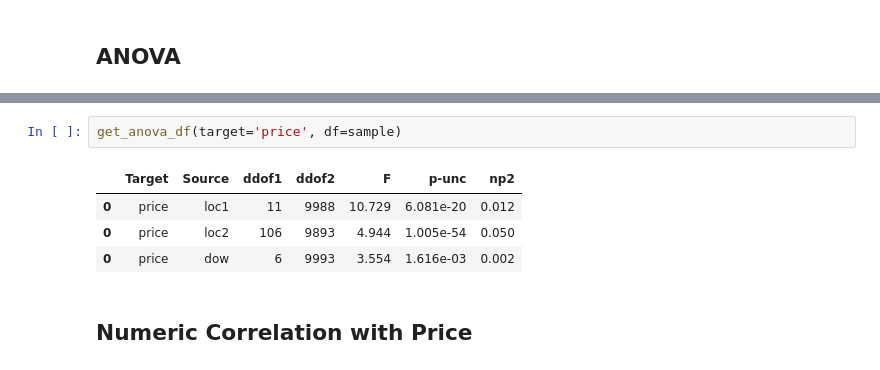
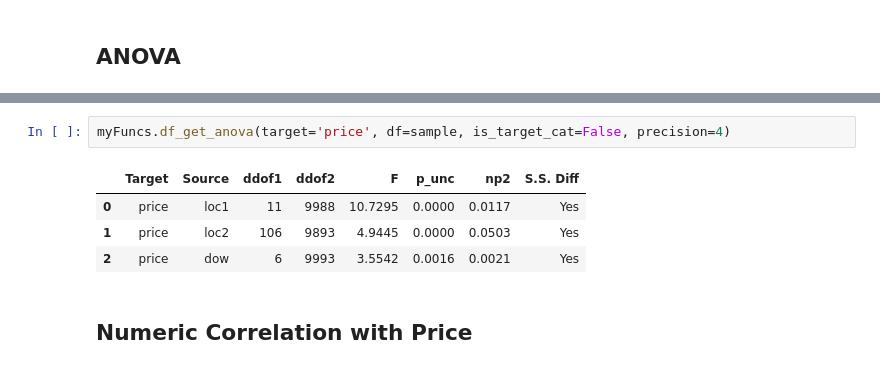
Before and after one commit to PuzzleShuffler/HaenselAMS, a Jupyter notebook: HaenselAMS.ipynb, the cells around one changed output, grey strips where cells are left out. Saved outputs shown, nothing was run; the diff lists cells and outputs as text.

```diff
--- a/HaenselAMS.ipynb
+++ b/HaenselAMS.ipynb
@@ -239,10 +115,10 @@ Mean, Standard Deviation, Count
 # %%
-get_anova_df(target='price', df=sample)
+myFuncs.df_get_anova(target='price', df=sample, is_target_cat=False, precision=4)
 # %% [output]
-|  | Target | Source | ddof1 | ddof2 | F | p-unc | np2 |
-| 0 | price | loc1 | 11 | 9988 | 10.729 | 6.081e-20 | 0.012 |
-| 0 | price | loc2 | 106 | 9893 | 4.944 | 1.005e-54 | 0.050 |
-| 0 | price | dow | 6 | 9993 | 3.554 | 1.616e-03 | 0.002 |
+|  | Target | Source | ddof1 | ddof2 | F | p_unc | np2 | S.S. Diff |
+| 0 | price | loc1 | 11 | 9988 | 10.7295 | 0.0000 | 0.0117 | Yes |
+| 1 | price | loc2 | 106 | 9893 | 4.9445 | 0.0000 | 0.0503 | Yes |
+| 2 | price | dow | 6 | 9993 | 3.5542 | 0.0016 | 0.0021 | Yes |
 # %% [markdown]
 ## Numeric Correlation with Price
 # %%
```
Also changed, not shown: parts of 34 cells of this notebook, 6 other files.
